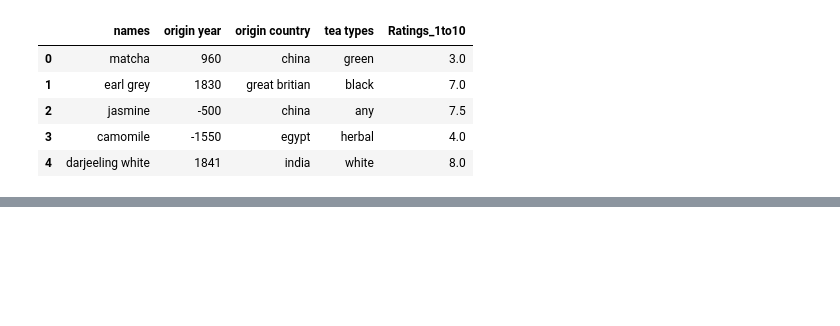
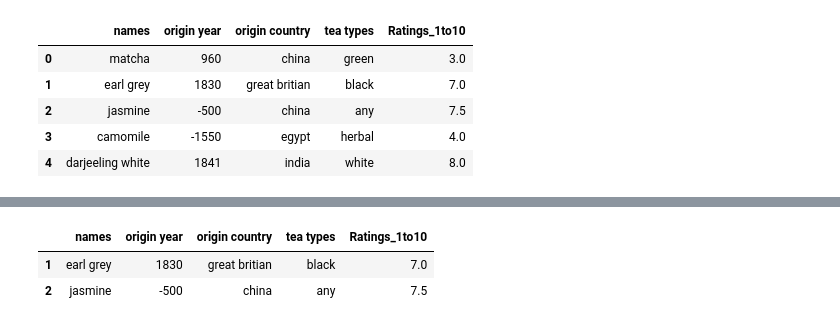
Before and after one commit to NiGitaMyrGit/experimental_psycholinguistics_2023, a Jupyter notebook: Labs/portfolio_3_consolidate_knowledge.ipynb, the cells around one changed output, grey strips where cells are left out. Cells and saved outputs as stored; diff of their text form; code cells hidden in the pictures; blank space fills up the shorter version.

```diff
--- a/Labs/portfolio_3_consolidate_knowledge.ipynb
+++ b/Labs/portfolio_3_consolidate_knowledge.ipynb
@@ -385,0 +405,11 @@ tea_df
+# %%
+# selecting a sub-section of a dataframe
+# With iloc I can choose a sub sectio nof the dataframe based on the rows. With iloc  I choose row 1:3
+# which means from the first column (ear grey) to but not including the 3rd column (camomile)
+# leaving the columns 'earl grey' and 'jasmine'
+tea_row_short = tea_df.iloc[1:3]
+tea_row_short
+# %% [output]
+|  | names | origin year | origin country | tea types | Ratings_1to10 |
+| 1 | earl grey | 1830 | great britian | black | 7.0 |
+| 2 | jasmine | -500 | china | any | 7.5 |
```
Also changed, not shown: parts of 7 cells of this notebook.
